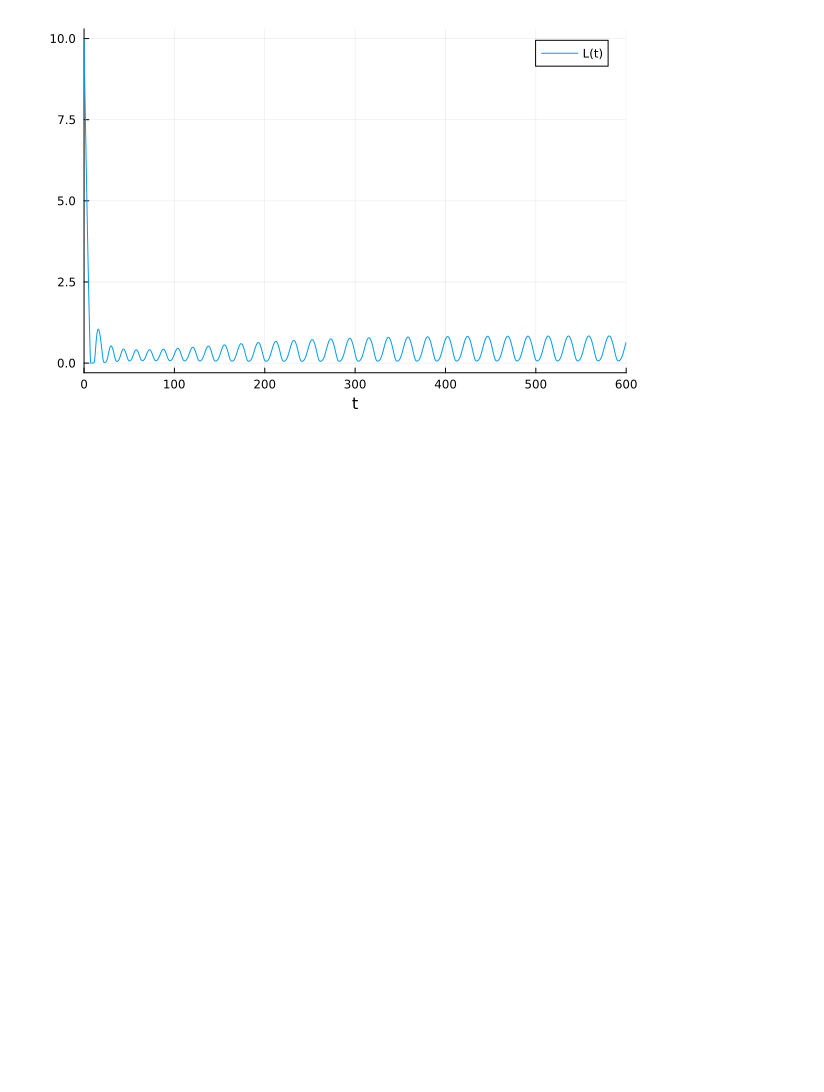
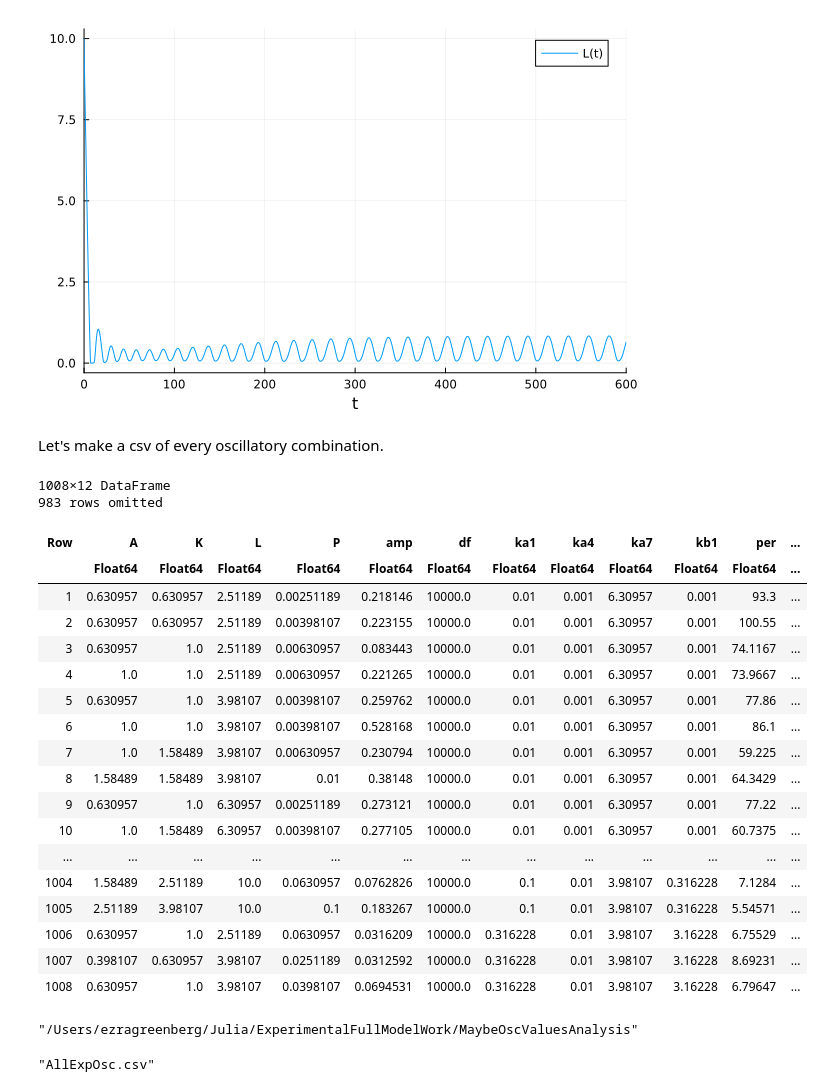
Before and after one commit to egreenberg7/Julia, a Jupyter notebook: ExperimentalFullModelWork/MaybeOscWork.ipynb, the cells around one changed output. Saved outputs shown, nothing was run; the diff lists cells and outputs as text; code cells hidden in the pictures; blank space fills up the shorter version.

Commit message:
Some analysis on Jupyter notebooks/Labs

```diff
--- a/ExperimentalFullModelWork/MaybeOscWork.ipynb
+++ b/ExperimentalFullModelWork/MaybeOscWork.ipynb
@@ -310,3 +310,13 @@ end
 [figure]
 [figure]
 [figure]
+# %%
+for i in 1:93
+    cd("MaybeOsc$i/OscSolutions")
+    df = DataFrame(CSV.File("OscSolutions.csv"))
+    for j in 1:size(df, 1)
+        sol = (entryToSol(df, j, potentialPs[i, :]; tspan = 600))
+        savefig(plot(sol), "$j.png")
+    end
+    cd("../..")
+end
@@ -312,0 +325,46 @@ end
+# %% [markdown]
+Let's make a csv of every oscillatory combination.
+# %%
+mydf = DataFrame(Dict(:df => Float64[], :ka7 => Float64[],
+    :ka4 => Float64[], :ka1 => Float64[], :kb1 => Float64[],
+    :retcode => Float64[], :per => Float64[], :amp => Float64[],
+    :L => Float64[], :K => Float64[], :P => Float64[], :A => Float64[]))
+for i in 1:93
+    curP = potentialPs[i,:]
+    curY = curP[13]
+    curka1 = curP[1]
+    curkb1 = curP[2]
+    curka7 = curP[10]
+    curka4 = curP[8]
+    cd("MaybeOsc$i/OscSolutions")
+    curdf = DataFrame(CSV.File("OscSolutions.csv"))
+    for j in 1:size(curdf, 1)
+        curDict = Dict(:df => curY, :ka7 => curka7, :ka4 => curka4, :kb1 => curkb1, :ka1 => curka1,
+        :L => curdf[j, :L], :K => curdf[j, :K], :A => curdf[j, :A], :P => curdf[j, :P],
+        :retcode => curdf[j, :retcode], :per => curdf[j, :per], :amp=>curdf[j, :amp])
+        push!(mydf, curDict)
+    end
+    cd("../..")
+end
+mydf
+# %% [output]
+1008×12 DataFrame
+983 rows omitted
+| Row | A | K | L | P | amp | df | ka1 | ka4 | ka7 | kb1 | per | ... |
+|  | Float64 | Float64 | Float64 | Float64 | Float64 | Float64 | Float64 | Float64 | Float64 | Float64 | Float64 | ... |
+| 1 | 0.630957 | 0.630957 | 2.51189 | 0.00251189 | 0.218146 | 10000.0 | 0.01 | 0.001 | 6.30957 | 0.001 | 93.3 | ... |
+| 2 | 0.630957 | 0.630957 | 2.51189 | 0.00398107 | 0.223155 | 10000.0 | 0.01 | 0.001 | 6.30957 | 0.001 | 100.55 | ... |
+| 3 | 0.630957 | 1.0 | 2.51189 | 0.00630957 | 0.083443 | 10000.0 | 0.01 | 0.001 | 6.30957 | 0.001 | 74.1167 | ... |
+| 4 | 1.0 | 1.0 | 2.51189 | 0.00630957 | 0.221265 | 10000.0 | 0.01 | 0.001 | 6.30957 | 0.001 | 73.9667 | ... |
+| 5 | 0.630957 | 1.0 | 3.98107 | 0.00398107 | 0.259762 | 10000.0 | 0.01 | 0.001 | 6.30957 | 0.001 | 77.86 | ... |
+| 6 | 1.0 | 1.0 | 3.98107 | 0.00398107 | 0.528168 | 10000.0 | 0.01 | 0.001 | 6.30957 | 0.001 | 86.1 | ... |
+| 7 | 1.0 | 1.58489 | 3.98107 | 0.00630957 | 0.230794 | 10000.0 | 0.01 | 0.001 | 6.30957 | 0.001 | 59.225 | ... |
+| 8 | 1.58489 | 1.58489 | 3.98107 | 0.01 | 0.38148 | 10000.0 | 0.01 | 0.001 | 6.30957 | 0.001 | 64.3429 | ... |
+| 9 | 0.630957 | 1.0 | 6.30957 | 0.00251189 | 0.273121 | 10000.0 | 0.01 | 0.001 | 6.30957 | 0.001 | 77.22 | ... |
+| 10 | 1.0 | 1.58489 | 6.30957 | 0.00398107 | 0.277105 | 10000.0 | 0.01 | 0.001 | 6.30957 | 0.001 | 60.7375 | ... |
+| ... | ... | ... | ... | ... | ... | ... | ... | ... | ... | ... | ... | ... |
+| 1004 | 1.58489 | 2.51189 | 10.0 | 0.0630957 | 0.0762826 | 10000.0 | 0.1 | 0.01 | 3.98107 | 0.316228 | 7.1284 | ... |
+| 1005 | 2.51189 | 3.98107 | 10.0 | 0.1 | 0.183267 | 10000.0 | 0.1 | 0.01 | 3.98107 | 0.316228 | 5.54571 | ... |
+| 1006 | 0.630957 | 1.0 | 2.51189 | 0.0630957 | 0.0316209 | 10000.0 | 0.316228 | 0.01 | 3.98107 | 3.16228 | 6.75529 | ... |
+| 1007 | 0.398107 | 0.630957 | 3.98107 | 0.0251189 | 0.0312592 | 10000.0 | 0.316228 | 0.01 | 3.98107 | 3.16228 | 8.69231 | ... |
+| 1008 | 0.630957 | 1.0 | 3.98107 | 0.0398107 | 0.0694531 | 10000.0 | 0.316228 | 0.01 | 3.98107 | 3.16228 | 6.79647 | ... |
@@ -312,0 +373,8 @@ end
+# %%
+pwd()
+# %% [output]
+"/Users/ezragreenberg/Julia/ExperimentalFullModelWork/MaybeOscValuesAnalysis"
+# %%
+CSV.write("AllExpOsc.csv",mydf)
+# %% [output]
+"AllExpOsc.csv"
```
Also changed, not shown: parts of 3 cells of this notebook, 2 other files.
